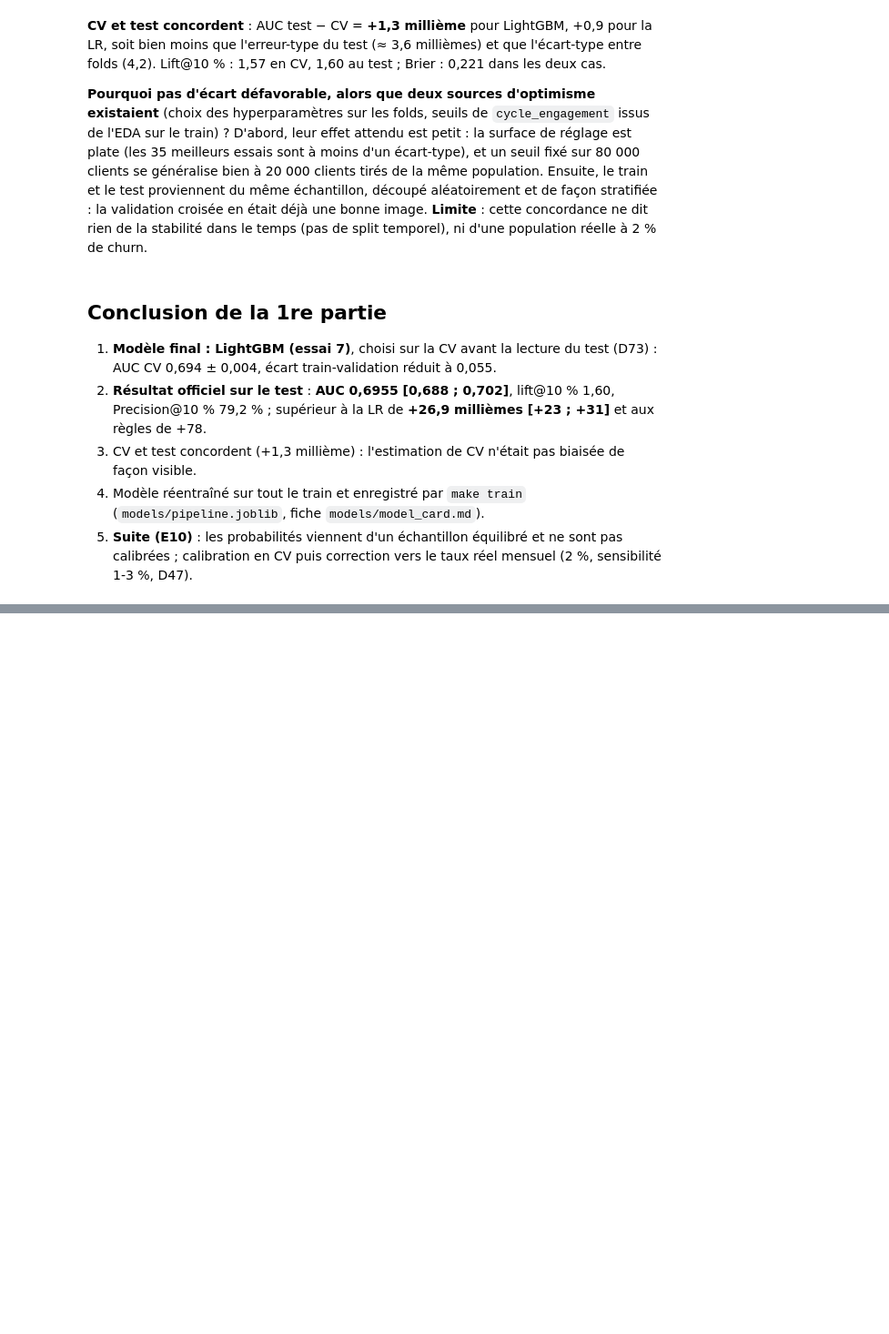
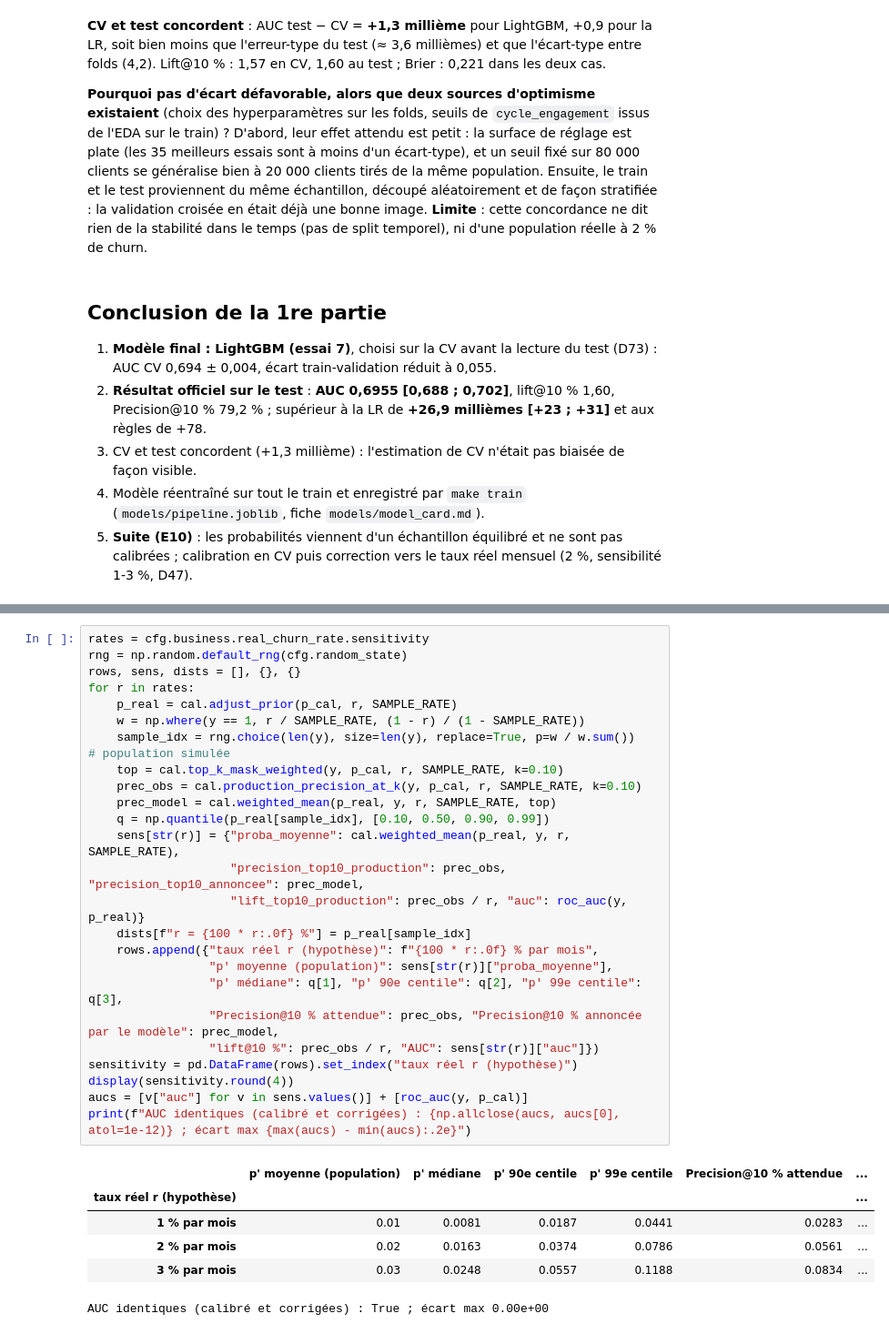
Before and after one commit to malek-ksouri/telecom_churn, a Jupyter notebook: notebooks/06_evaluation_calibration.ipynb, the cells around one changed output, grey strips where cells are left out. Shown at 91% size. Saved outputs shown, nothing was run; the diff lists cells and outputs as text; blank space fills up the shorter version.

```diff
--- a/notebooks/06_evaluation_calibration.ipynb
+++ b/notebooks/06_evaluation_calibration.ipynb
@@ -424,0 +607,32 @@ métriques enregistrées : reports/final_metrics.json
+# %%
+rates = cfg.business.real_churn_rate.sensitivity
+rng = np.random.default_rng(cfg.random_state)
+rows, sens, dists = [], {}, {}
+for r in rates:
+    p_real = cal.adjust_prior(p_cal, r, SAMPLE_RATE)
+    w = np.where(y == 1, r / SAMPLE_RATE, (1 - r) / (1 - SAMPLE_RATE))
+    sample_idx = rng.choice(len(y), size=len(y), replace=True, p=w / w.sum())   # population simulée
+    top = cal.top_k_mask_weighted(y, p_cal, r, SAMPLE_RATE, k=0.10)
+    prec_obs = cal.production_precision_at_k(y, p_cal, r, SAMPLE_RATE, k=0.10)
+    prec_model = cal.weighted_mean(p_real, y, r, SAMPLE_RATE, top)
+    q = np.quantile(p_real[sample_idx], [0.10, 0.50, 0.90, 0.99])
+    sens[str(r)] = {"proba_moyenne": cal.weighted_mean(p_real, y, r, SAMPLE_RATE),
+                    "precision_top10_production": prec_obs, "precision_top10_annoncee": prec_model,
+                    "lift_top10_production": prec_obs / r, "auc": roc_auc(y, p_real)}
+    dists[f"r = {100 * r:.0f} %"] = p_real[sample_idx]
+    rows.append({"taux réel r (hypothèse)": f"{100 * r:.0f} % par mois",
+                 "p' moyenne (population)": sens[str(r)]["proba_moyenne"],
+                 "p' médiane": q[1], "p' 90e centile": q[2], "p' 99e centile": q[3],
+                 "Precision@10 % attendue": prec_obs, "Precision@10 % annoncée par le modèle": prec_model,
+                 "lift@10 %": prec_obs / r, "AUC": sens[str(r)]["auc"]})
+sensitivity = pd.DataFrame(rows).set_index("taux réel r (hypothèse)")
+display(sensitivity.round(4))
+aucs = [v["auc"] for v in sens.values()] + [roc_auc(y, p_cal)]
+print(f"AUC identiques (calibré et corrigées) : {np.allclose(aucs, aucs[0], atol=1e-12)} ; écart max {max(aucs) - min(aucs):.2e}")
+# %% [output]
+|  | p' moyenne (population) | p' médiane | p' 90e centile | p' 99e centile | Precision@10 % attendue | ... |
+| taux réel r (hypothèse) |  |  |  |  |  | ... |
+| 1 % par mois | 0.01 | 0.0081 | 0.0187 | 0.0441 | 0.0283 | ... |
+| 2 % par mois | 0.02 | 0.0163 | 0.0374 | 0.0786 | 0.0561 | ... |
+| 3 % par mois | 0.03 | 0.0248 | 0.0557 | 0.1188 | 0.0834 | ... |
+AUC identiques (calibré et corrigées) : True ; écart max 0.00e+00
```
Also changed, not shown: parts of 16 cells of this notebook, 15 other files.
